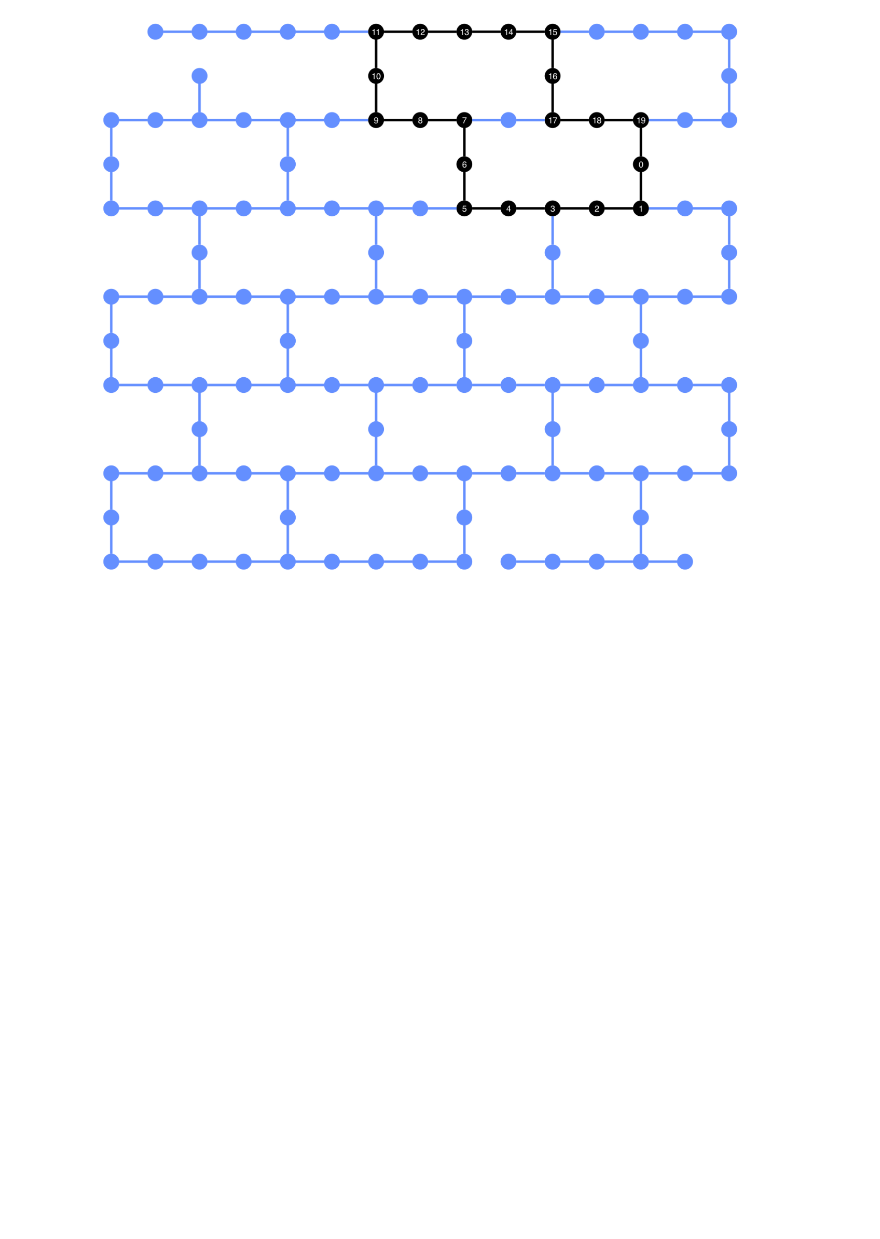
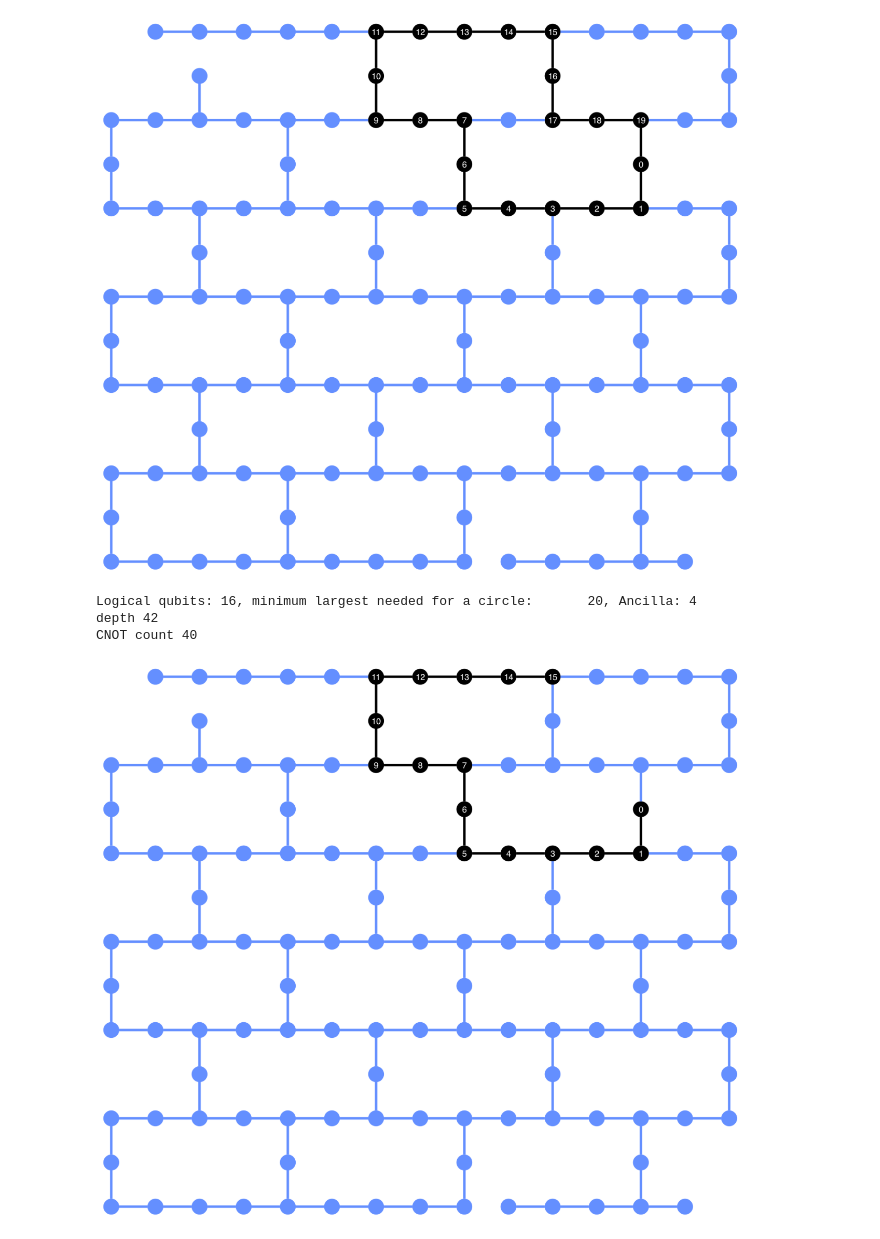
Before and after one commit to rohansrikumar/IBM-qiskit-hackathon-WoQ-2025, a Jupyter notebook: adaptive cyclic layout map.ipynb, the cells around one changed output. Saved outputs shown, nothing was run; the diff lists cells and outputs as text; code cells hidden in the pictures; blank space fills up the shorter version.

```diff
--- a/adaptive cyclic layout map.ipynb
+++ b/adaptive cyclic layout map.ipynb
@@ -82,3 +110,37 @@ plot_circuit_layout(transpiled_circ, backend)
 depth 28
 CNOT count 20
 [figure]
+# %%
+n=16
+backend = fk.FakeWashingtonV2()
+cm = CouplingMap(backend.configuration().coupling_map)
+
+# Determine layout and qubits
+required_qubits, ancilla_count = adaptive_ring_layout(n, cm)
+print(f"Logical qubits: {n}, minimum largest needed for a circle:\
+       {required_qubits}, Ancilla: {ancilla_count}")
+
+qc_approx= RealAmplitudes(num_qubits=n,reps=1\
+                   ,entanglement='circular',flatten=True)
+
+#obtain cycle-graph with circuit+ancilla qubits
+cycle = find_best_cycle(cm, required_qubits)
+
+layout_dict = {qc.qubits[i]: cycle[i] for i in range(n)}
+layout_approx = Layout(layout_dict)
+pass_manager = generate_preset_pass_manager(
+        optimization_level=2,
+        backend=backend,
+        initial_layout=layout_approx,
+        coupling_map=cm)
+
+transpiled_circ = pass_manager.run(qc_approx)
+
+print("depth",transpiled_circ.depth())
+print("CNOT count",transpiled_circ.count_ops().get("cx", 0))
+plot_circuit_layout(transpiled_circ, backend)
+# %% [output]
+Logical qubits: 16, minimum largest needed for a circle:       20, Ancilla: 4
+depth 42
+CNOT count 40
+[figure, added]
```
Also changed, not shown: parts of 6 cells of this notebook.
